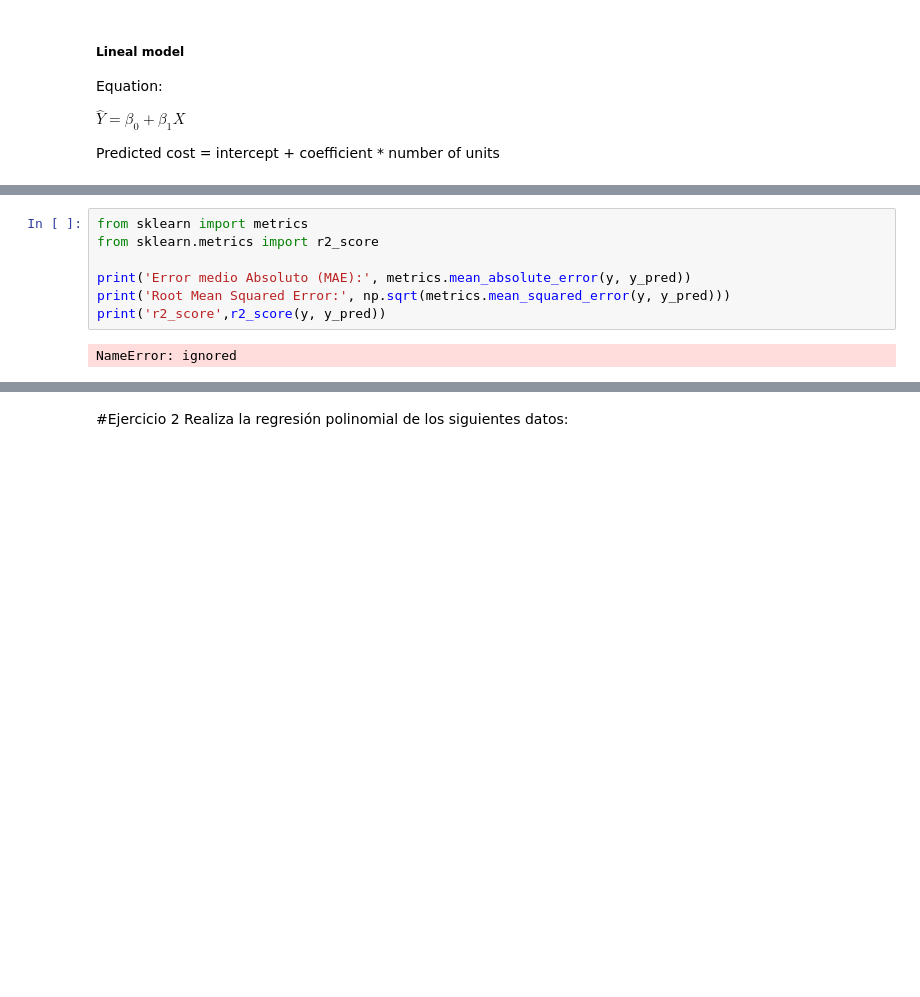
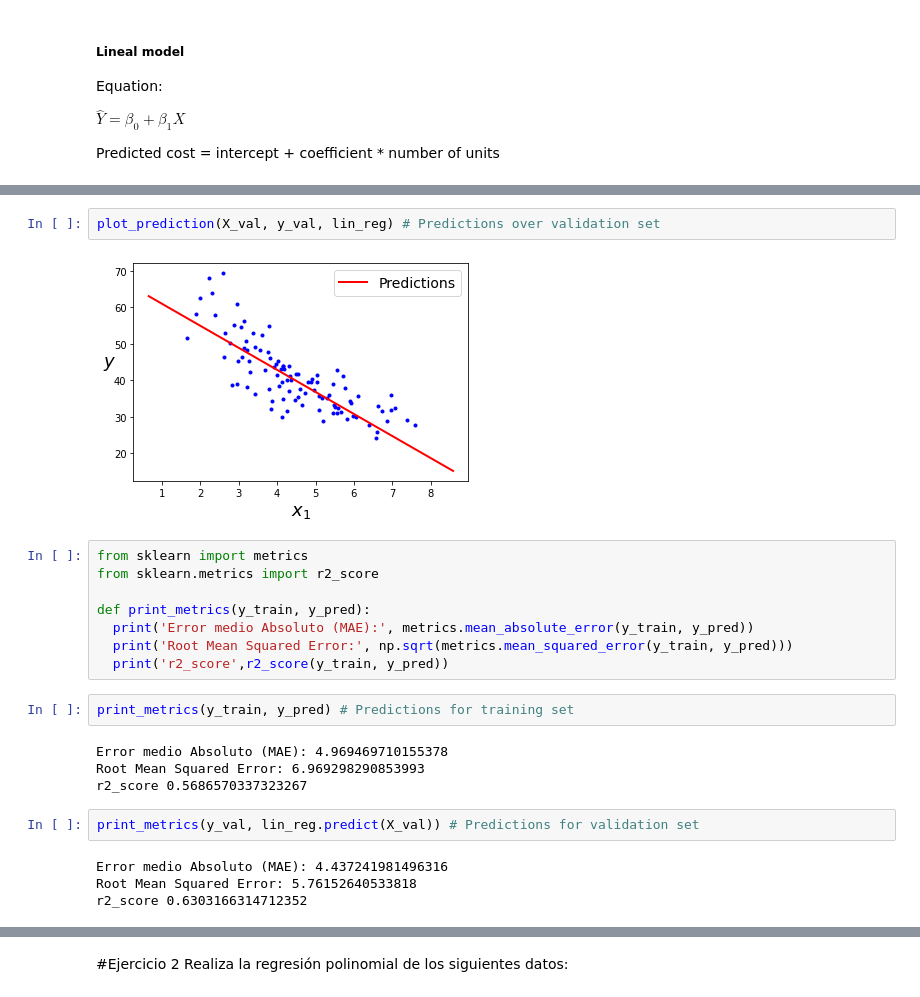
Before and after one commit to PosgradoMNA/actividades-de-aprendizaje-Walt9819, a Jupyter notebook: Week7/RegresionesyKMeans.ipynb, the cells around one changed output, grey strips where cells are left out. Cells and saved outputs as stored; diff of their text form; blank space fills up the shorter version.

```diff
--- a/Week7/RegresionesyKMeans.ipynb
+++ b/Week7/RegresionesyKMeans.ipynb
@@ -350,9 +359,24 @@ plt.legend(fontsize=14)
+# %%
+plot_prediction(X_val, y_val, lin_reg) # Predictions over validation set
+# %% [output]
+[figure, added]
 # %%
 from sklearn import metrics
 from sklearn.metrics import r2_score
 
-print('Error medio Absoluto (MAE):', metrics.mean_absolute_error(y, y_pred))
-print('Root Mean Squared Error:', np.sqrt(metrics.mean_squared_error(y, y_pred)))
-print('r2_score',r2_score(y, y_pred))
+def print_metrics(y_train, y_pred):
+  print('Error medio Absoluto (MAE):', metrics.mean_absolute_error(y_train, y_pred))
+  print('Root Mean Squared Error:', np.sqrt(metrics.mean_squared_error(y_train, y_pred)))
+  print('r2_score',r2_score(y_train, y_pred))
-# %% [output]
-NameError: ignored
+# %%
+print_metrics(y_train, y_pred) # Predictions for training set
+# %% [output]
+Error medio Absoluto (MAE): 4.969469710155378
+Root Mean Squared Error: 6.969298290853993
+r2_score 0.5686570337323267
+# %%
+print_metrics(y_val, lin_reg.predict(X_val)) # Predictions for validation set
+# %% [output]
+Error medio Absoluto (MAE): 4.437241981496316
+Root Mean Squared Error: 5.76152640533818
+r2_score 0.6303166314712352
```
Also changed, not shown: parts of 27 cells of this notebook.
